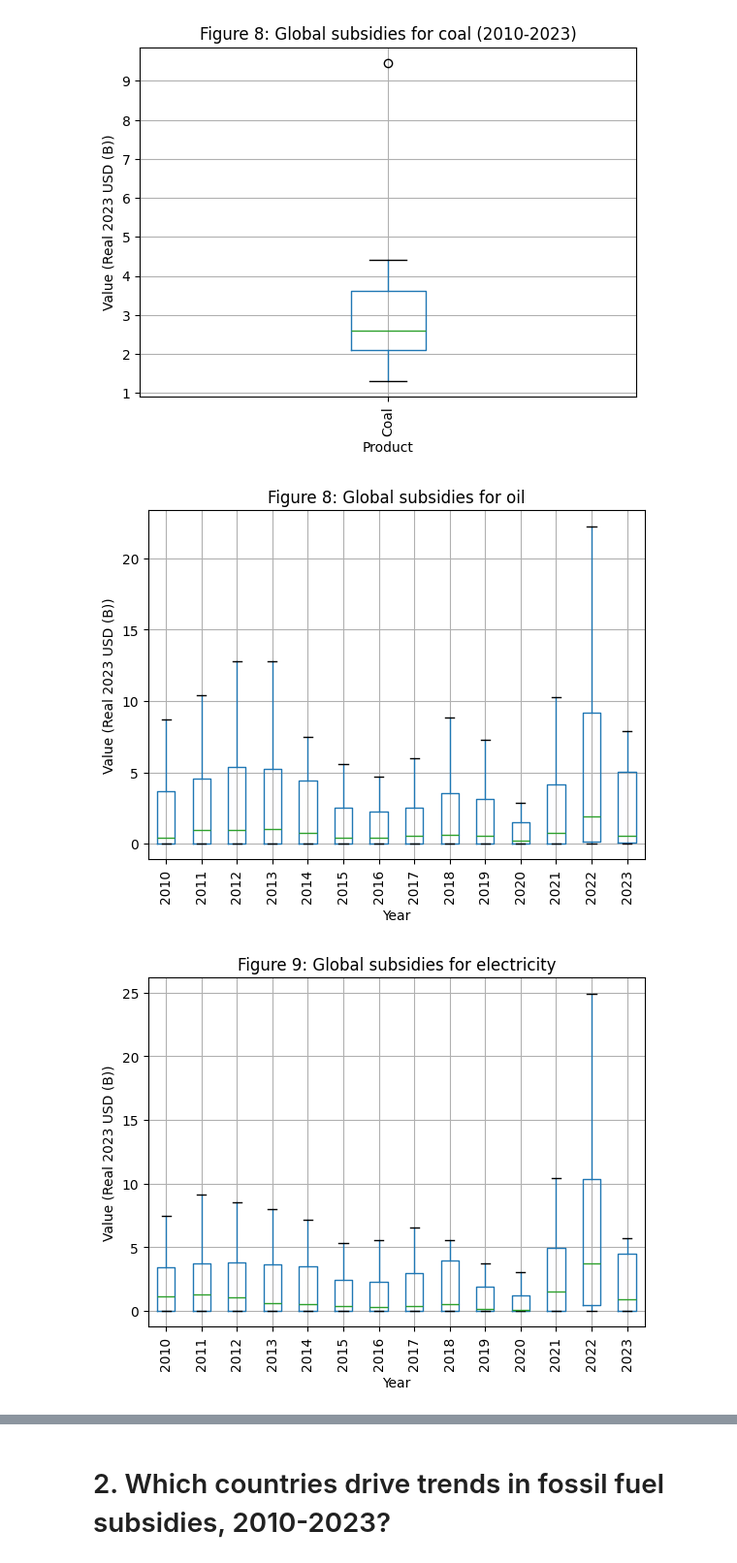
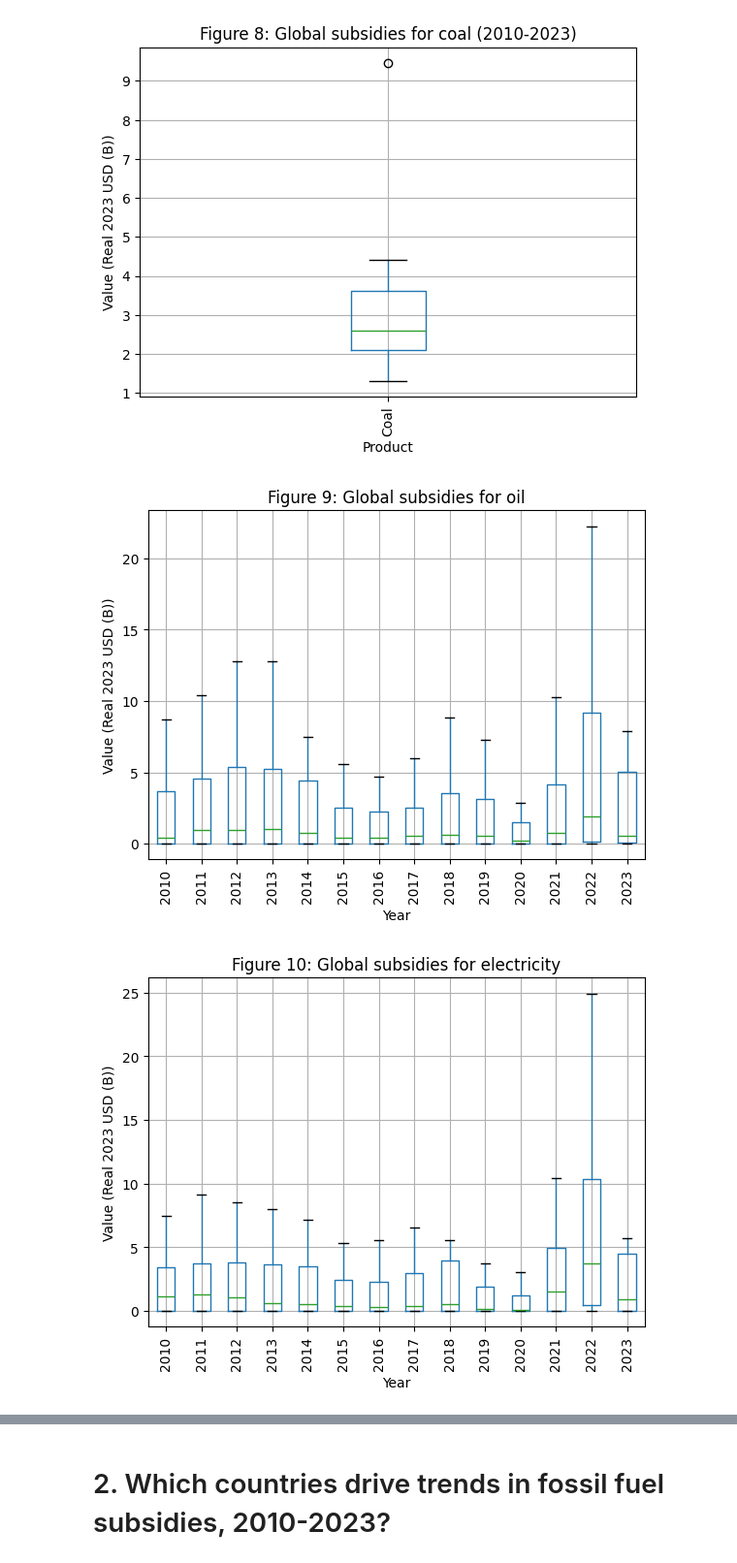
Before and after one commit to reb-scho/subsidies, a Jupyter notebook: subsidies.ipynb, the cells around one changed output, grey strips where cells are left out. Shown at 97% size. Drawn from its saved outputs; the diff is of its cells as text; code cells hidden in the pictures.

```diff
--- a/subsidies.ipynb
+++ b/subsidies.ipynb
@@ -197,27 +197,27 @@ plt.show()
 # %% [output]
 [figure]
 # %%
-n = 7
+n = 8
 
 country_product_df[country_product_df["Product"] == "Coal"]["Value (B USD)"].describe()
 
 for prod in country_product_df["Product"].unique():
   if prod != "Coal":
     n += 1
     df = country_product_df[country_product_df["Product"] == prod]
     max_val = df["Value (B USD)"].max()
     df.boxplot(column="Value (B USD)", by="Year", showfliers=False)
 
     plt.xticks(rotation=90)
     plt.title(f"Figure {n}: Global subsidies for {prod.lower()}")
     plt.suptitle("")
     plt.xlabel("Year")
     plt.ylabel("Value (Real 2023 USD (B))")
 
     plt.show()
 # %% [output]
 [figure]
-[figure, old version]
+[figure, new version]
 [figure]
 # %%
 df_sorted = global_product_df.sort_values(["Product","Year"])
```
Also changed, not shown: parts of 5 cells of this notebook.
